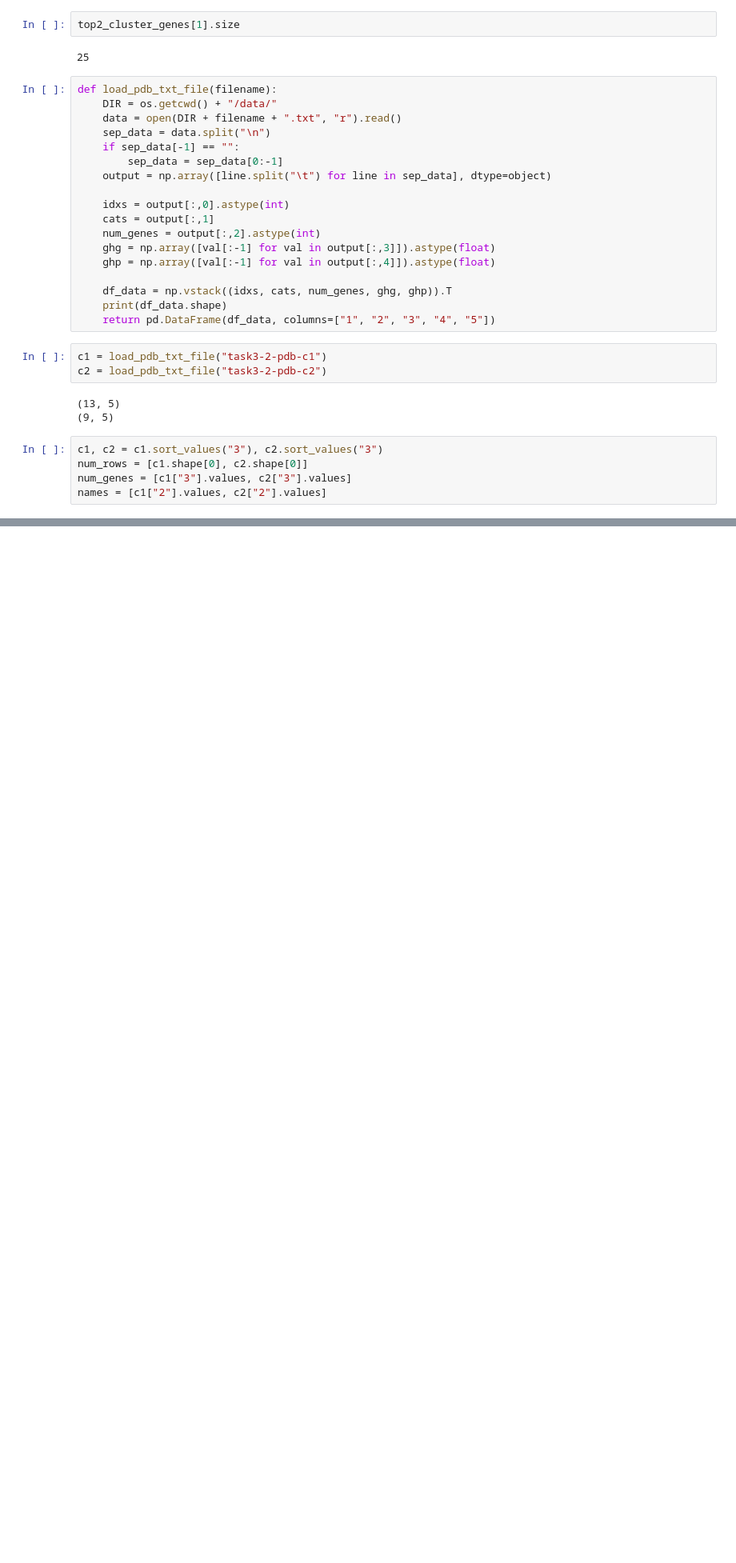
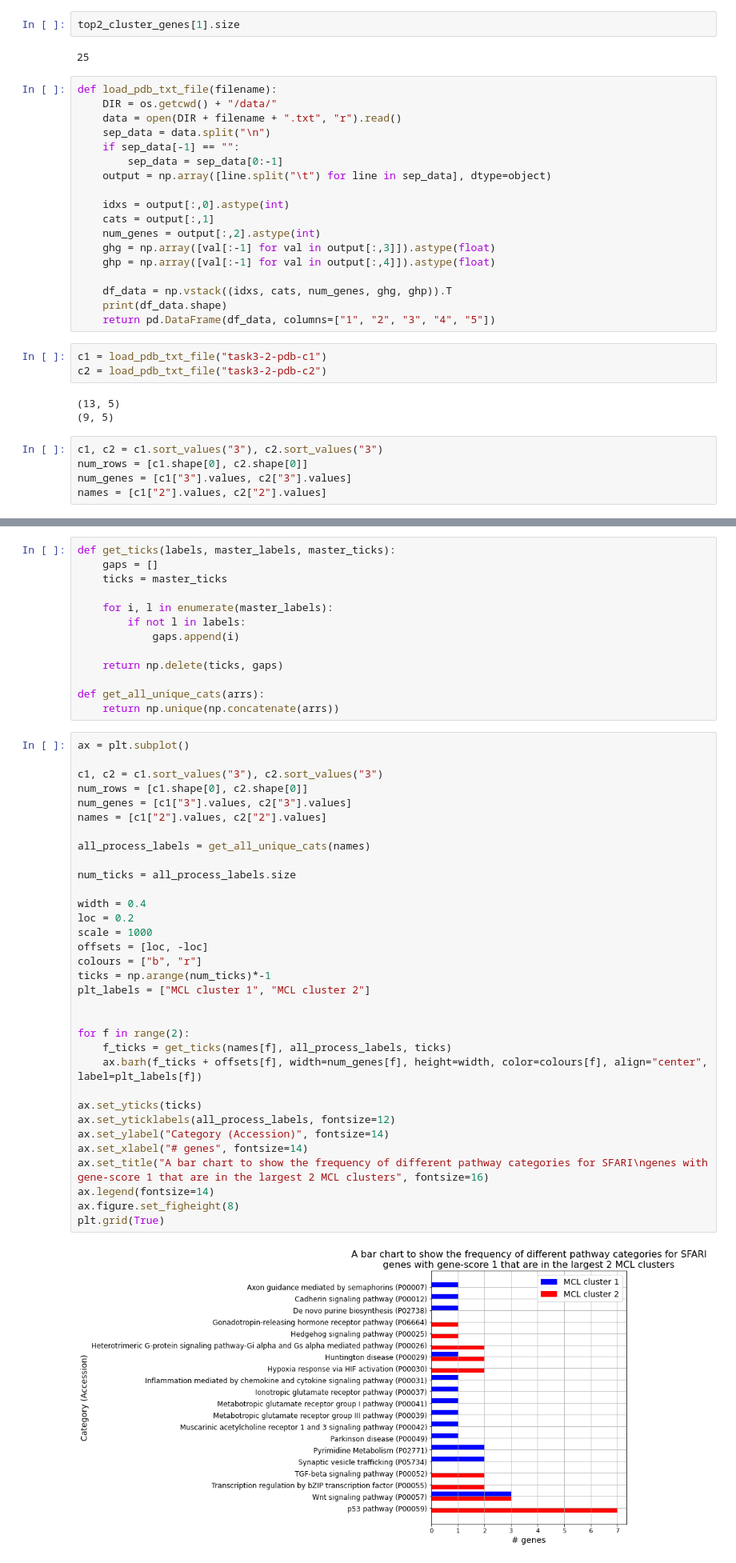
Before and after one commit to hwixley/BI-Coursework2, a Jupyter notebook: code/part3.ipynb, the cells around one changed output, grey strips where cells are left out. Shown at 80% size. Saved outputs shown, nothing was run; the diff lists cells and outputs as text; blank space fills up the shorter version.

```diff
--- a/code/part3.ipynb
+++ b/code/part3.ipynb
@@ -214,0 +216,48 @@ Text(-1.3, 0.5, 'Pathway category (Accession)')
+# %%
+def get_ticks(labels, master_labels, master_ticks):
+    gaps = []
+    ticks = master_ticks
+
+    for i, l in enumerate(master_labels):
+        if not l in labels:
+            gaps.append(i)
+
+    return np.delete(ticks, gaps)
+
+def get_all_unique_cats(arrs):
+    return np.unique(np.concatenate(arrs))
+# %%
+ax = plt.subplot()
+
+c1, c2 = c1.sort_values("3"), c2.sort_values("3")
+num_rows = [c1.shape[0], c2.shape[0]]
+num_genes = [c1["3"].values, c2["3"].values]
+names = [c1["2"].values, c2["2"].values]
+
+all_process_labels = get_all_unique_cats(names)
+
+num_ticks = all_process_labels.size
+
+width = 0.4
+loc = 0.2
+scale = 1000
+offsets = [loc, -loc]
+colours = ["b", "r"]
+ticks = np.arange(num_ticks)*-1
+plt_labels = ["MCL cluster 1", "MCL cluster 2"]
+
+
+for f in range(2):
+    f_ticks = get_ticks(names[f], all_process_labels, ticks)
+    ax.barh(f_ticks + offsets[f], width=num_genes[f], height=width, color=colours[f], align="center", label=plt_labels[f])
+
+ax.set_yticks(ticks)
+ax.set_yticklabels(all_process_labels, fontsize=12)
+ax.set_ylabel("Category (Accession)", fontsize=14)
+ax.set_xlabel("# genes", fontsize=14)
+ax.set_title("A bar chart to show the frequency of different pathway categories for SFARI\ngenes with gene-score 1 that are in the largest 2 MCL clusters", fontsize=16)
+ax.legend(fontsize=14)
+ax.figure.set_figheight(8)
+plt.grid(True)
+# %% [output]
+[figure, added]
```
Also changed, not shown: parts of 1 cell of this notebook, 3 other files.
